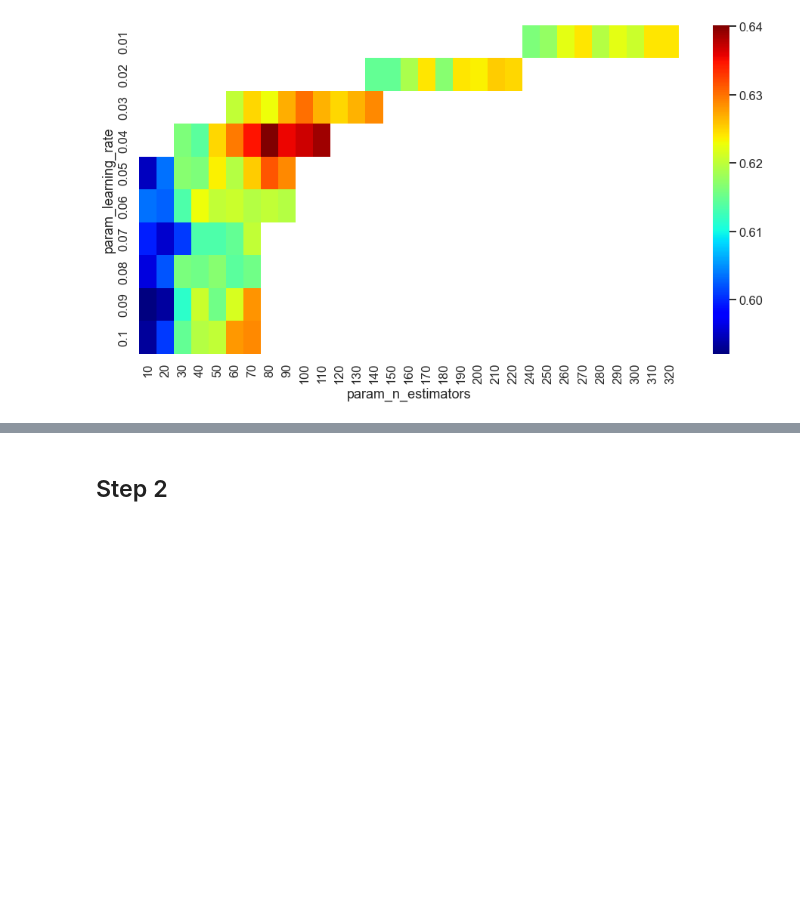
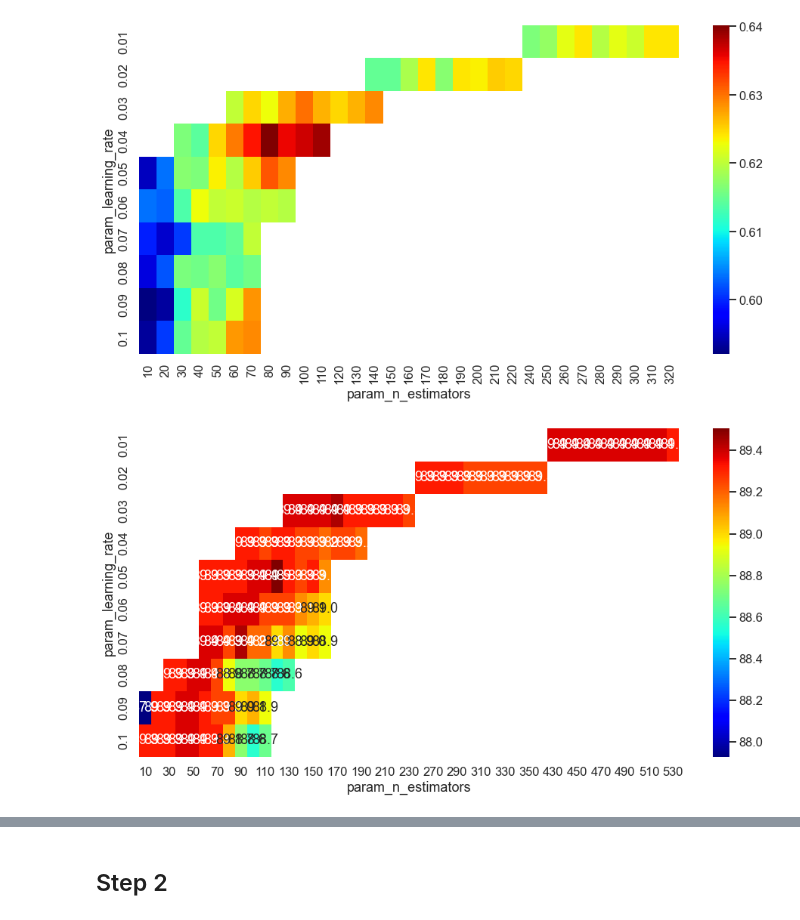
Before and after one commit to Nosferath/iris_gender_python_final, a Jupyter notebook: xgb_parameters.ipynb, the cells around one changed output, grey strips where cells are left out. Cells and saved outputs as stored; diff of their text form; code cells hidden in the pictures; blank space fills up the shorter version.

```diff
--- a/xgb_parameters.ipynb
+++ b/xgb_parameters.ipynb
@@ -544,6 +632,13 @@ with sns.axes_style('whitegrid'), sns.plotting_context('talk'):
     plt.show()
 # %% [output]
 [figure]
+# %%
+with sns.axes_style('whitegrid'), sns.plotting_context('talk'):
+    fig, ax = plt.subplots(figsize=(16, 8))
+    sns.heatmap(df_pivot_h41, cmap='jet', ax=ax, annot=True, fmt='.1f')
+    plt.show()
+# %% [output]
+[figure, added]
 # %%
 with sns.axes_style('whitegrid'), sns.plotting_context('talk'):
     fig, ax = plt.subplots(figsize=(16, 8))
```
Also changed, not shown: parts of 8 cells of this notebook, 20 other files.
